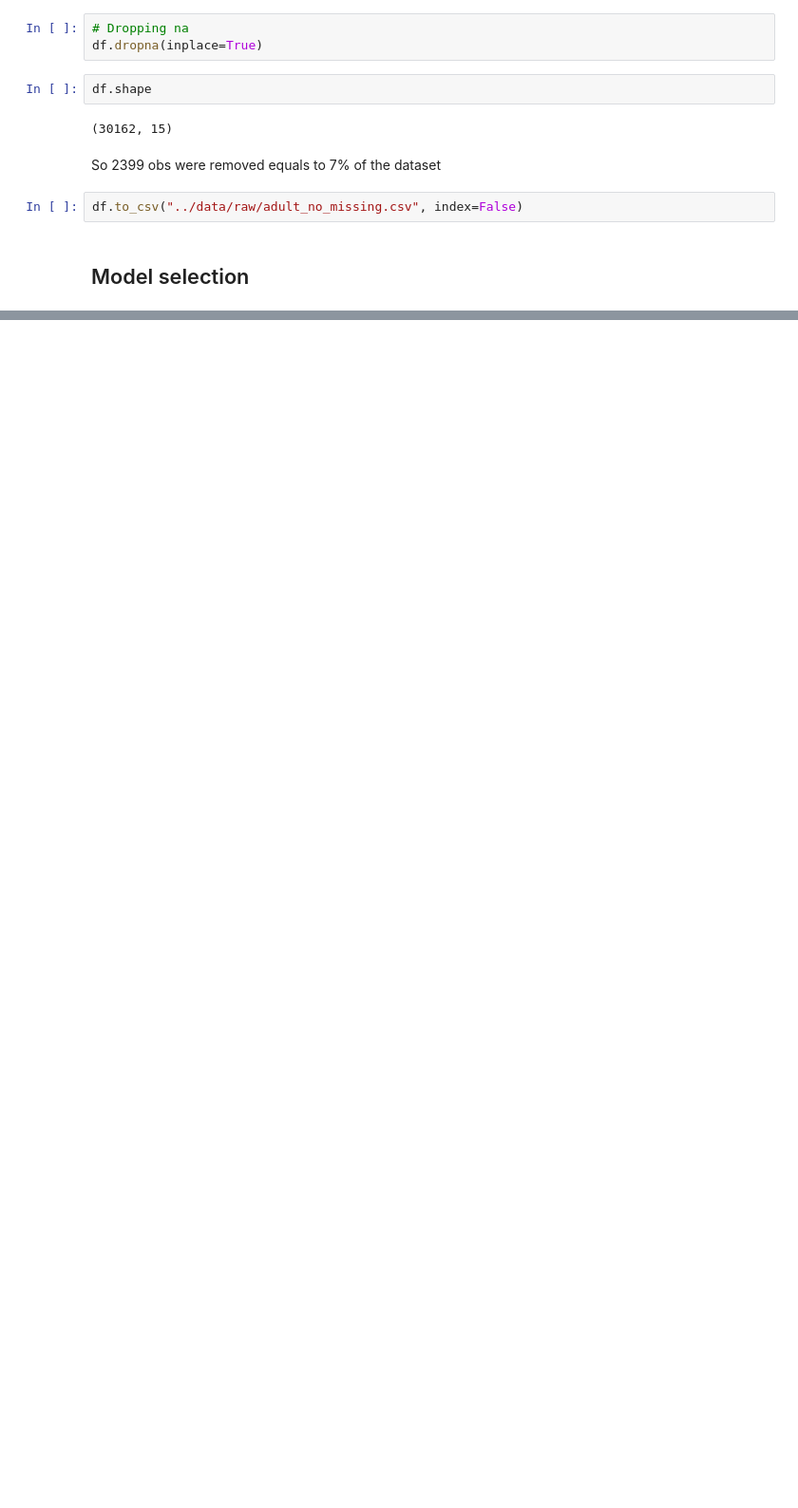
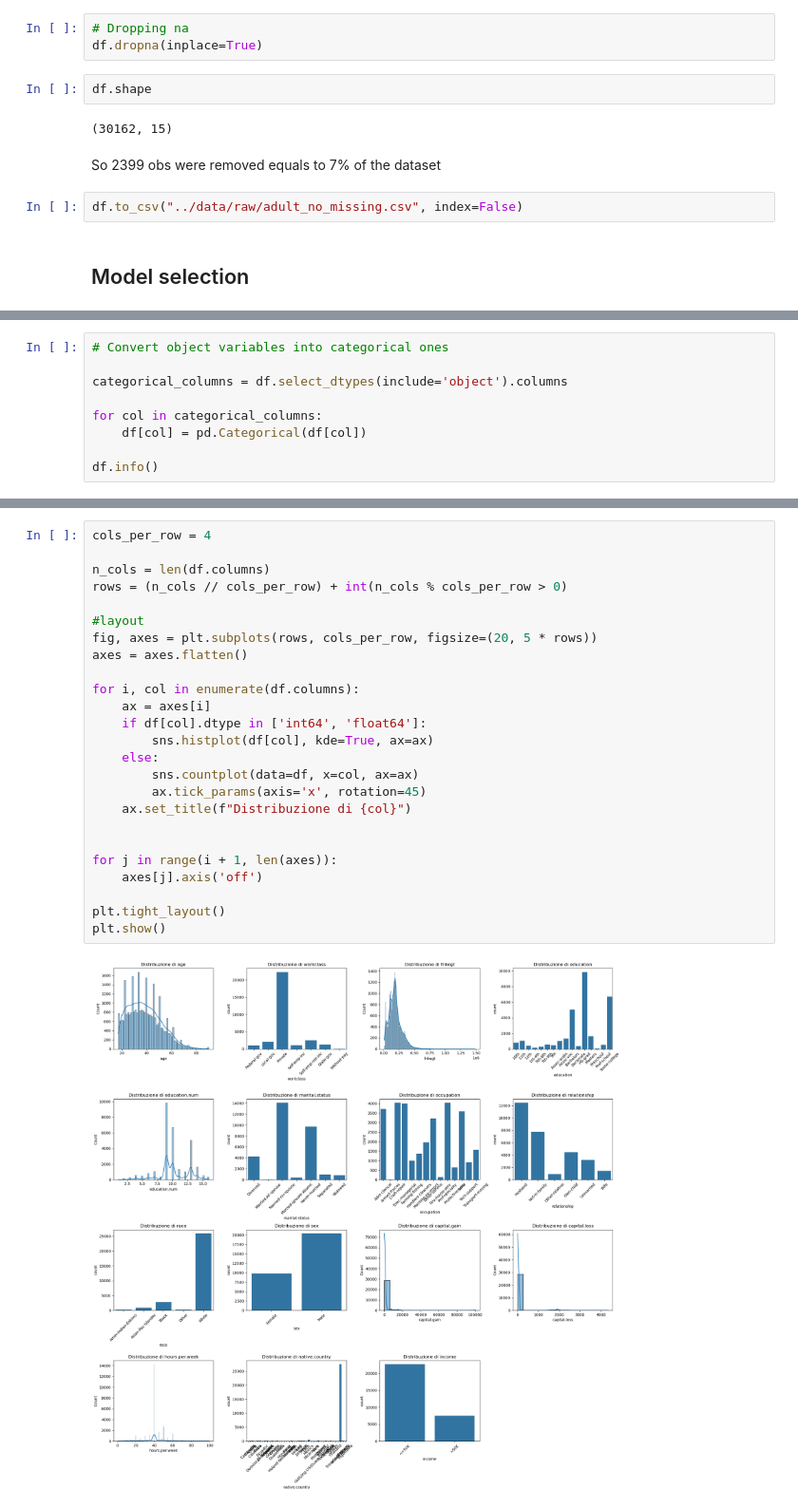
Before and after one commit to keitaVigano/income_classification, a Jupyter notebook: notebook/data_preprocessing.ipynb, the cells around one changed output, grey strips where cells are left out. Shown at 95% size. Drawn from its saved outputs; the diff is of its cells as text; blank space fills up the shorter version.

Commit message:
Add plot and fix some codes

```diff
--- a/notebook/data_preprocessing.ipynb
+++ b/notebook/data_preprocessing.ipynb
@@ -149,0 +154,9 @@ df.to_csv("../data/raw/adult_no_missing.csv", index=False)
+# %%
+# Convert object variables into categorical ones
+
+categorical_columns = df.select_dtypes(include='object').columns
+
+for col in categorical_columns:
+    df[col] = pd.Categorical(df[col])
+
+df.info()
@@ -149,0 +181,27 @@ df.to_csv("../data/raw/adult_no_missing.csv", index=False)
+# %%
+cols_per_row = 4
+
+n_cols = len(df.columns)
+rows = (n_cols // cols_per_row) + int(n_cols % cols_per_row > 0)
+
+#layout
+fig, axes = plt.subplots(rows, cols_per_row, figsize=(20, 5 * rows))
+axes = axes.flatten()
+
+for i, col in enumerate(df.columns):
+    ax = axes[i]
+    if df[col].dtype in ['int64', 'float64']:
+        sns.histplot(df[col], kde=True, ax=ax)
+    else:
+        sns.countplot(data=df, x=col, ax=ax)
+        ax.tick_params(axis='x', rotation=45)
+    ax.set_title(f"Distribuzione di {col}")
+
+
+for j in range(i + 1, len(axes)):
+    axes[j].axis('off')
+
+plt.tight_layout()
+plt.show()
+# %% [output]
+[figure, added]
```
Also changed, not shown: parts of 4 cells of this notebook, 1 other file.
